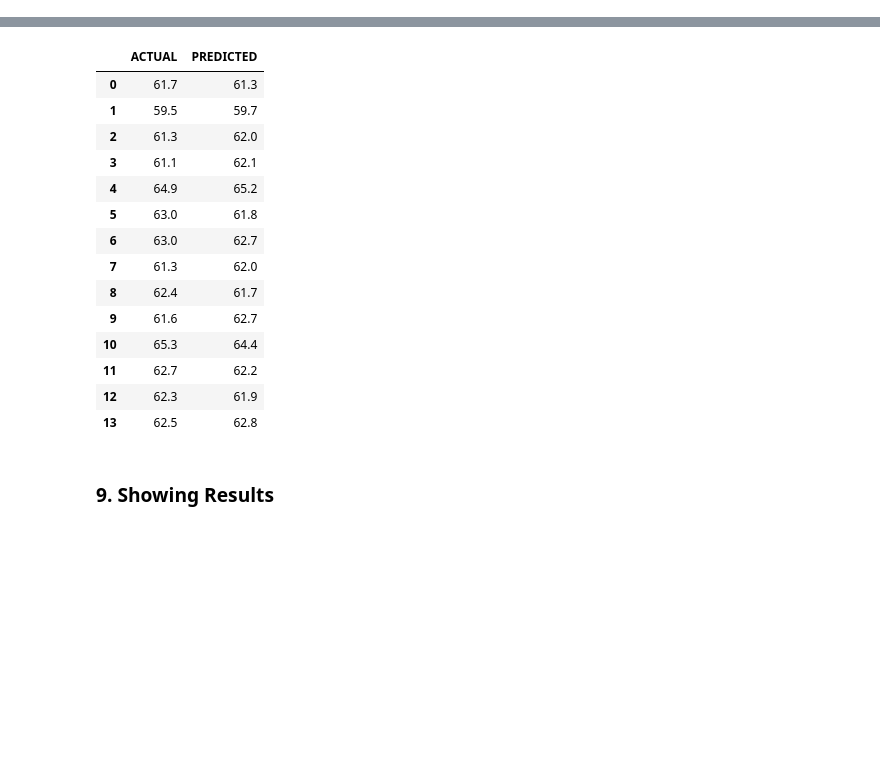
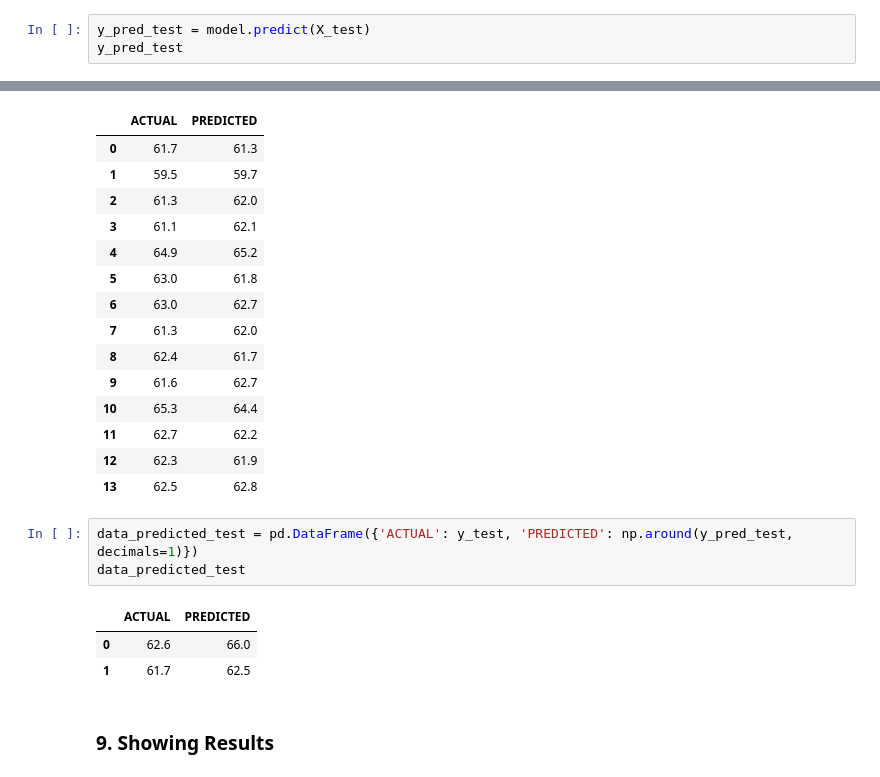
Before and after one commit to mehertech55/Climate-Change-Analysis, a Jupyter notebook: final_presentation - losAngelesData.ipynb, the cells around one changed output, grey strips where cells are left out. Cells and saved outputs as stored; diff of their text form; blank space fills up the shorter version.

```diff
--- a/final_presentation - losAngelesData.ipynb
+++ b/final_presentation - losAngelesData.ipynb
@@ -196,3 +196,6 @@ y_pred
 array([61.34301104, 59.72230704, 62.02273035, 62.06574137, 65.21449087,
        61.77340047, 62.718755  , 61.97571522, 61.6894748 , 62.73447984,
        64.44089858, 62.16434241, 61.94202724, 62.79262576])
+# %%
+y_pred_test = model.predict(X_test)
+y_pred_test
@@ -217,6 +222,13 @@ data_predicted
 | 11 | 62.7 | 62.2 |
 | 12 | 62.3 | 61.9 |
 | 13 | 62.5 | 62.8 |
+# %%
+data_predicted_test = pd.DataFrame({'ACTUAL': y_test, 'PREDICTED': np.around(y_pred_test, decimals=1)})
+data_predicted_test
+# %% [output]
+|  | ACTUAL | PREDICTED |
+| 0 | 62.6 | 66.0 |
+| 1 | 61.7 | 62.5 |
 # %% [markdown]
 <h3>9. Showing Results</h3>
 # %%
```
Also changed, not shown: parts of 2 cells of this notebook, 2 other files.
